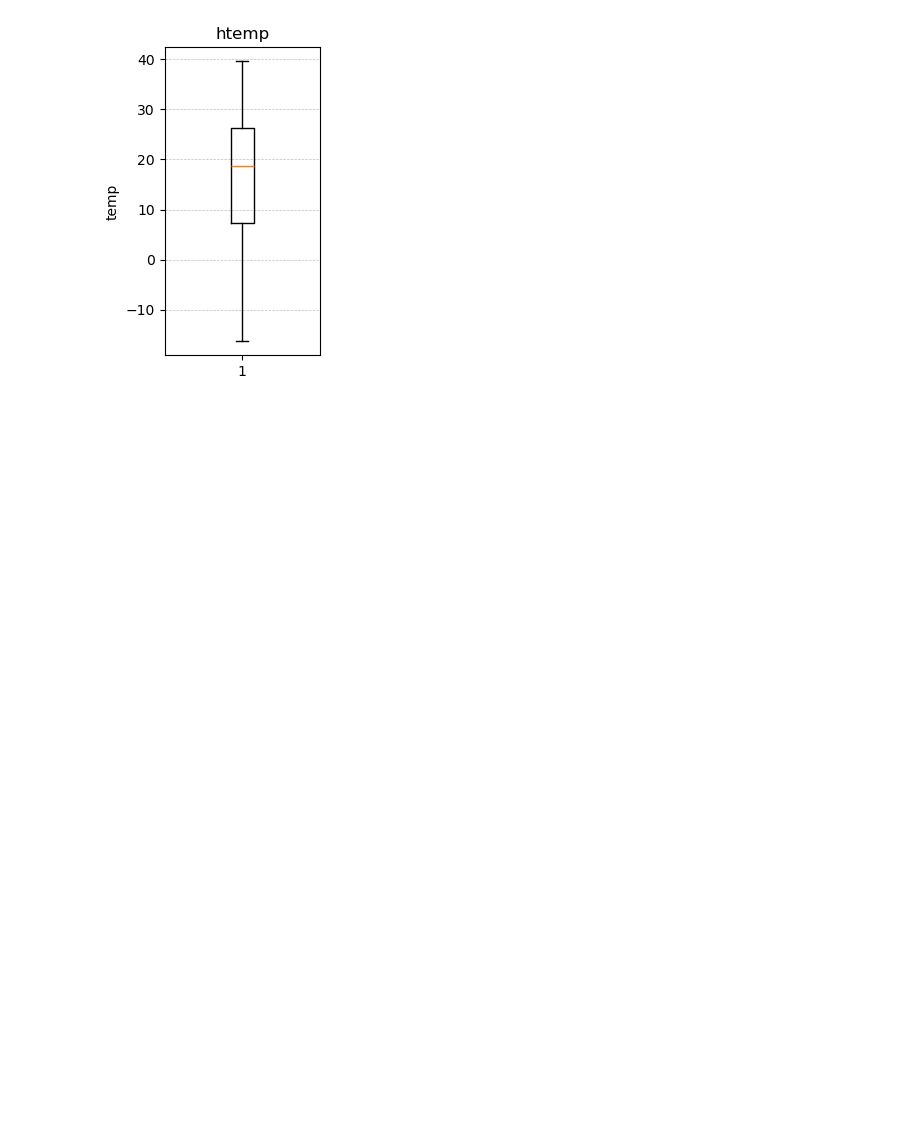
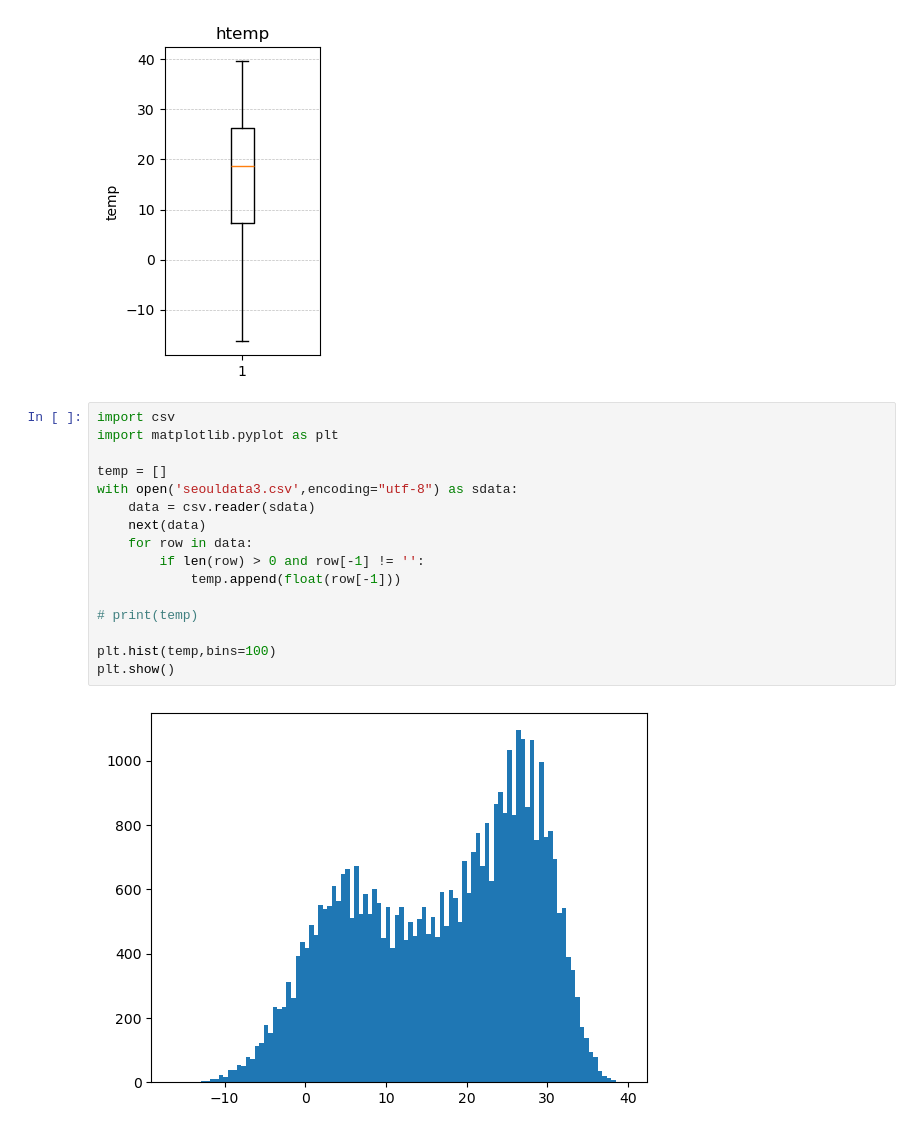
Before and after one commit to hanyong5/2025_python, a Jupyter notebook: 00jupyter/05기온데이터.ipynb, the cells around one changed output. Drawn from its saved outputs; the diff is of its cells as text; blank space fills up the shorter version.

```diff
--- a/00jupyter/05기온데이터.ipynb
+++ b/00jupyter/05기온데이터.ipynb
@@ -37,3 +37,21 @@ plt.show()
 # %% [output]
 데이터 행수 : 총42431 /  최고온도41671
 [figure]
+# %%
+import csv
+import matplotlib.pyplot as plt
+
+temp = []
+with open('seouldata3.csv',encoding="utf-8") as sdata:
+    data = csv.reader(sdata)
+    next(data)
+    for row in data:
+        if len(row) > 0 and row[-1] != '':
+            temp.append(float(row[-1]))
+
+# print(temp)
+
+plt.hist(temp,bins=100)
+plt.show()
+# %% [output]
+[figure, added]
```
Also changed, not shown: parts of 4 cells of this notebook, 4 other files.
